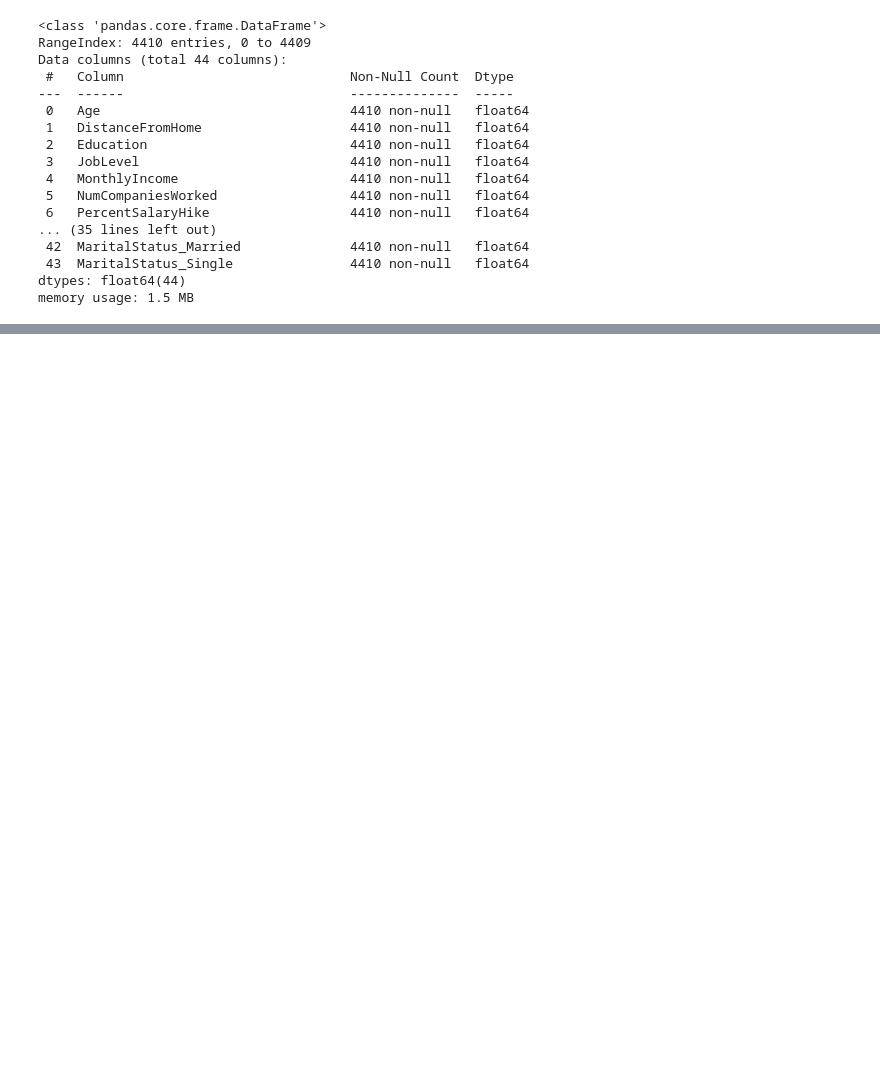
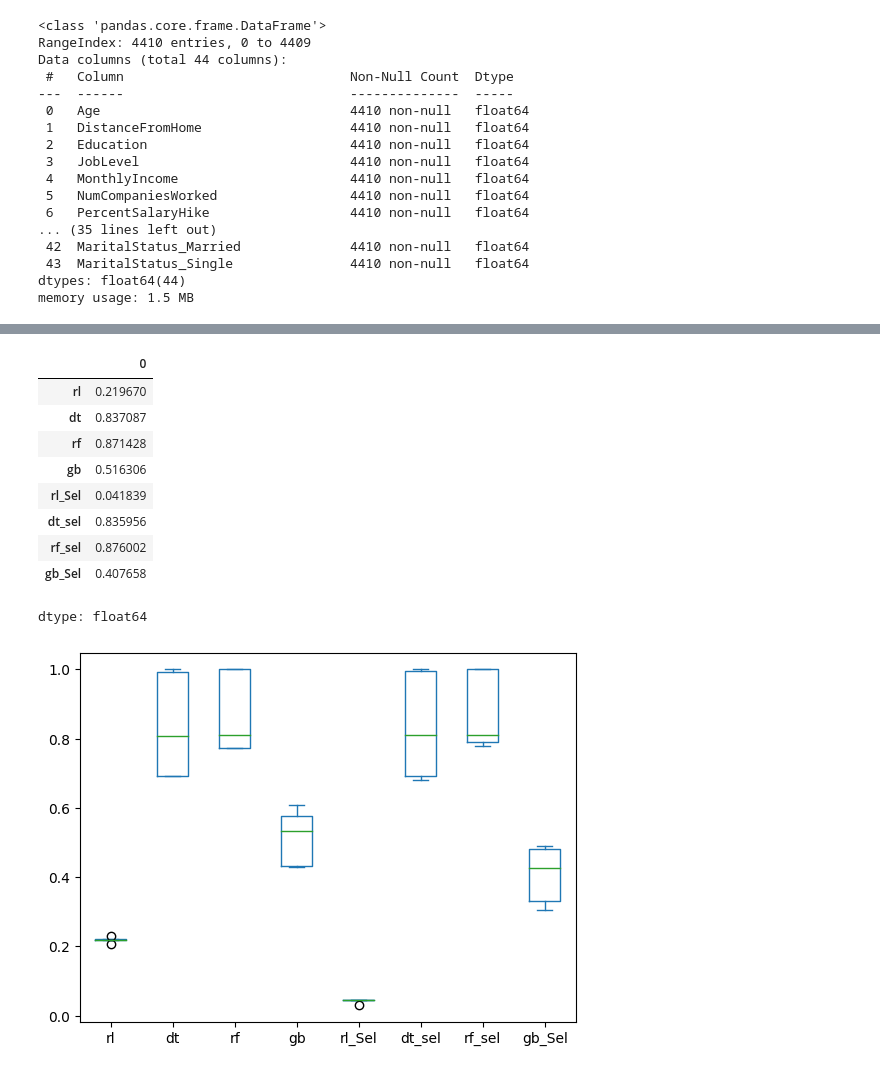
Before and after one commit to juanjmolina/Anal-tica-en-Recursos-Humanos, a Jupyter notebook: modelos.ipynb, the cells around one changed output, grey strips where cells are left out. Saved outputs shown, nothing was run; the diff lists cells and outputs as text; code cells hidden in the pictures; blank space fills up the shorter version.

```diff
--- a/modelos.ipynb
+++ b/modelos.ipynb
@@ -260,0 +263,9 @@ memory usage: 1.5 MB
+# %%
+f1_full=fn.medir_modelos(modelos,"f1",X,y,5) ## base con todas las variables
+f1_varsel=fn.medir_modelos(modelos,"f1",X2,y,5) ### base con variables seleccionadas
+
+
+F1=pd.concat([f1_full,f1_varsel],axis=1)
+F1.columns=['rl', 'dt', 'rf', 'gb',
+       'rl_Sel', 'dt_sel', 'rf_sel', 'gb_Sel']
+F1
@@ -260,0 +279,17 @@ memory usage: 1.5 MB
+# %%
+F1_2=F1[ ['rl','dt', 'rf', 'gb','rl_Sel', 'dt_sel', 'rf_sel', 'gb_Sel']]
+F1_2.plot(kind='box') ### gráfico para modelos sel y todas las variables
+
+F1.mean() ### medias de mape
+# %% [output]
+|  | 0 |
+| rl | 0.219670 |
+| dt | 0.837087 |
+| rf | 0.871428 |
+| gb | 0.516306 |
+| rl_Sel | 0.041839 |
+| dt_sel | 0.835956 |
+| rf_sel | 0.876002 |
+| gb_Sel | 0.407658 |
+dtype: float64
+[figure, added]
```
Also changed, not shown: parts of 9 cells of this notebook.
